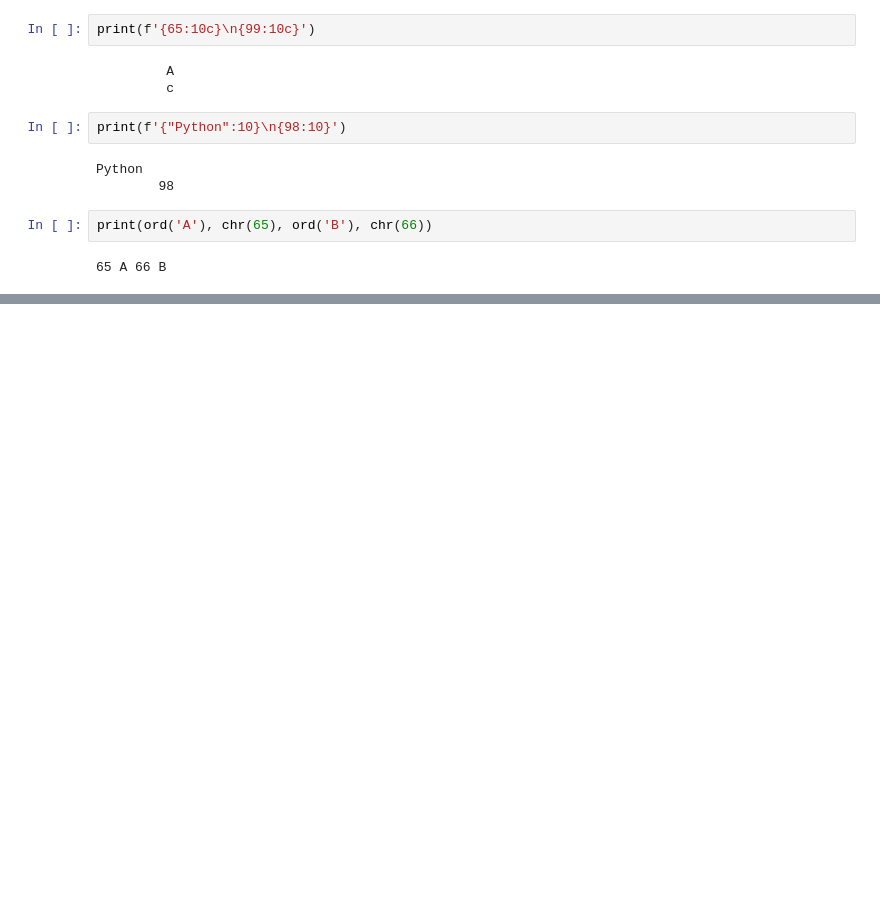
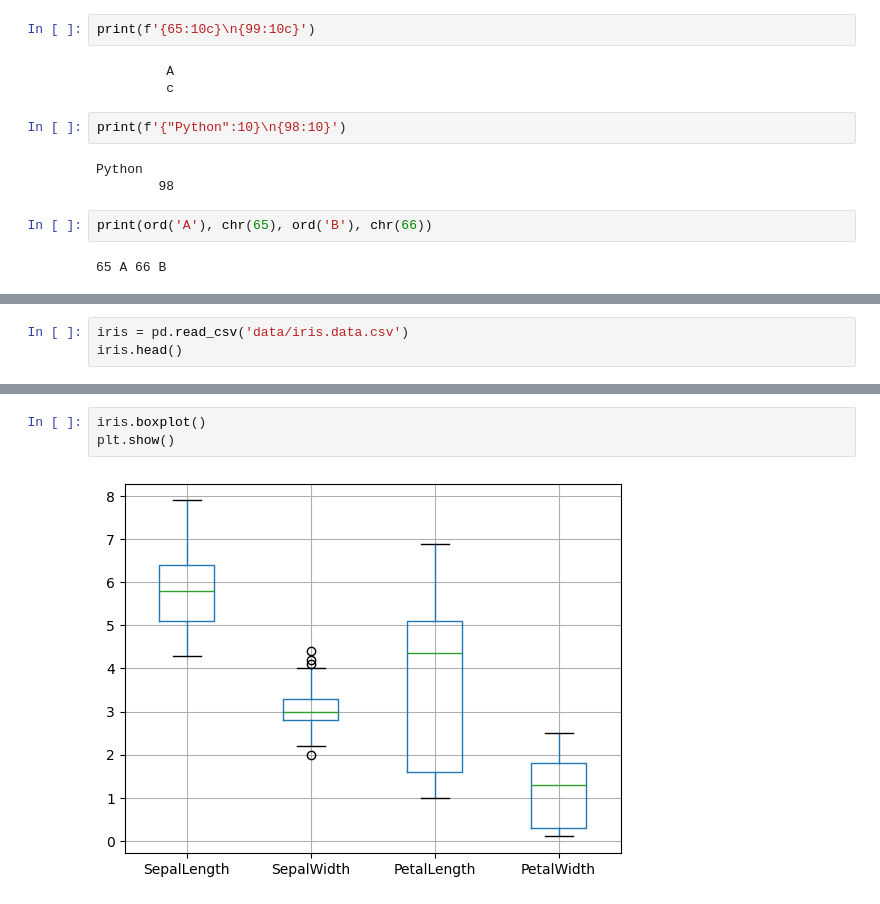
Before and after one commit to jeongeun-JH/ai_python, a Jupyter notebook: Python_Numpy.ipynb, the cells around one changed output, grey strips where cells are left out. Saved outputs shown, nothing was run; the diff lists cells and outputs as text; blank space fills up the shorter version.

```diff
--- a/Python_Numpy.ipynb
+++ b/Python_Numpy.ipynb
@@ -728,0 +781,3 @@ print(ord('A'), chr(65), ord('B'), chr(66))
+# %%
+iris = pd.read_csv('data/iris.data.csv')
+iris.head()
@@ -728,0 +847,5 @@ print(ord('A'), chr(65), ord('B'), chr(66))
+# %%
+iris.boxplot()
+plt.show()
+# %% [output]
+[figure, added]
```
Also changed, not shown: parts of 25 cells of this notebook, 2 other files.
